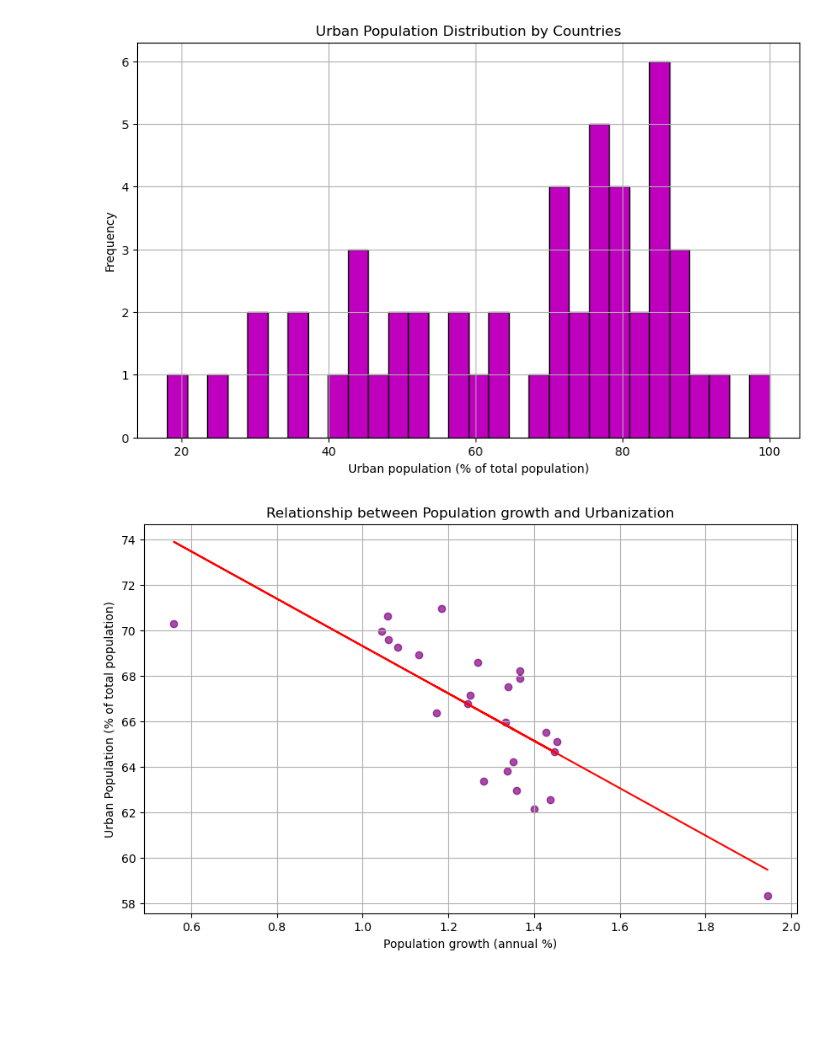
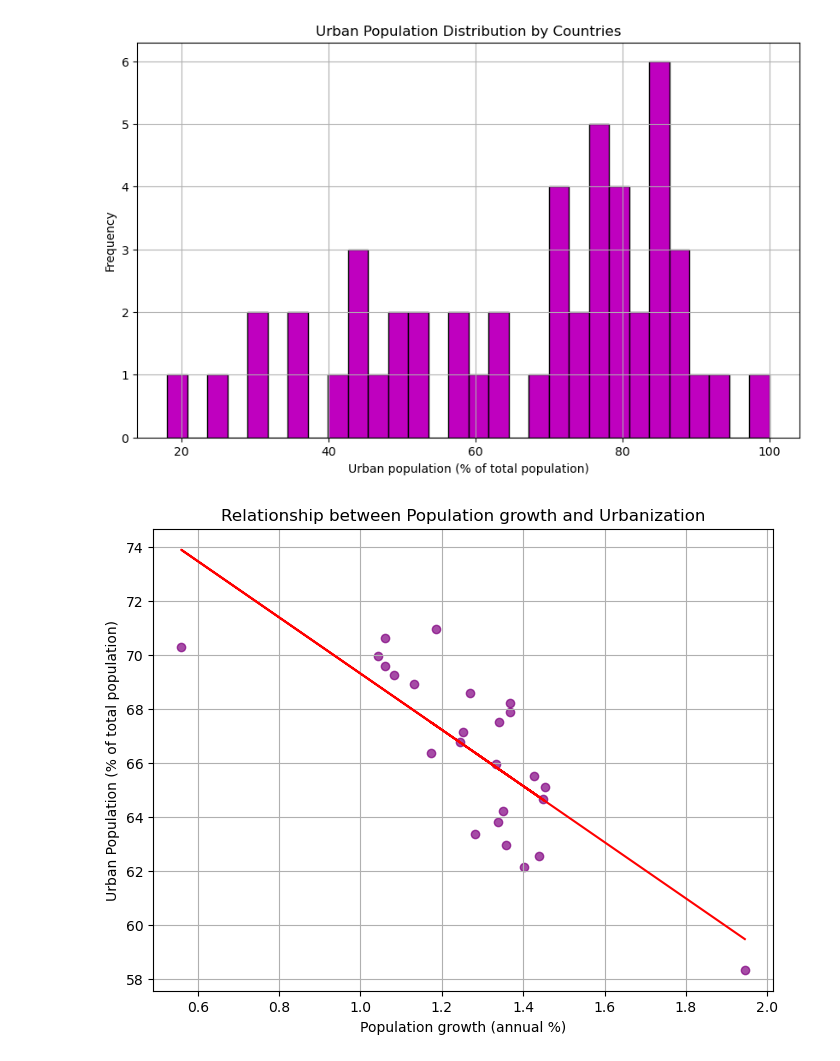
Before and after one commit to MihiliyaJayasiri/Climate_Change_CW2, a Jupyter notebook: 4FTC2113 CW2 CodeFile (23113610).ipynb, the cells around one changed output. Drawn from its saved outputs; the diff is of its cells as text; code cells hidden in the pictures; blank space fills up the shorter version.

```diff
--- a/4FTC2113 CW2 CodeFile (23113610).ipynb
+++ b/4FTC2113 CW2 CodeFile (23113610).ipynb
@@ -392,18 +414,18 @@ plt.show()
 # %%
 x = year_means["Population growth (annual %)"]
 y = year_means["Urban population (% of total population)"]
 
 coefficients = np.polyfit(x, y, 1)
 slope, intercept = coefficients
 regression_line = slope * x + intercept
 
-plt.figure(figsize=(10, 6))
+plt.figure(figsize=(8, 6))
 plt.scatter(x, y, alpha=0.7, c="purple")
 plt.plot(x, regression_line, color="red", label=f"Regression Line: y={slope:.2f}x+{intercept:.2f}")
 plt.title('Relationship between Population growth and Urbanization')
 plt.xlabel('Population growth (annual %)')
 plt.ylabel('Urban Population (% of total population)')
 plt.grid(True)
 plt.show()
 # %% [output]
-[figure, old version]
+[figure, new version]
```
Also changed, not shown: parts of 2 cells of this notebook.
